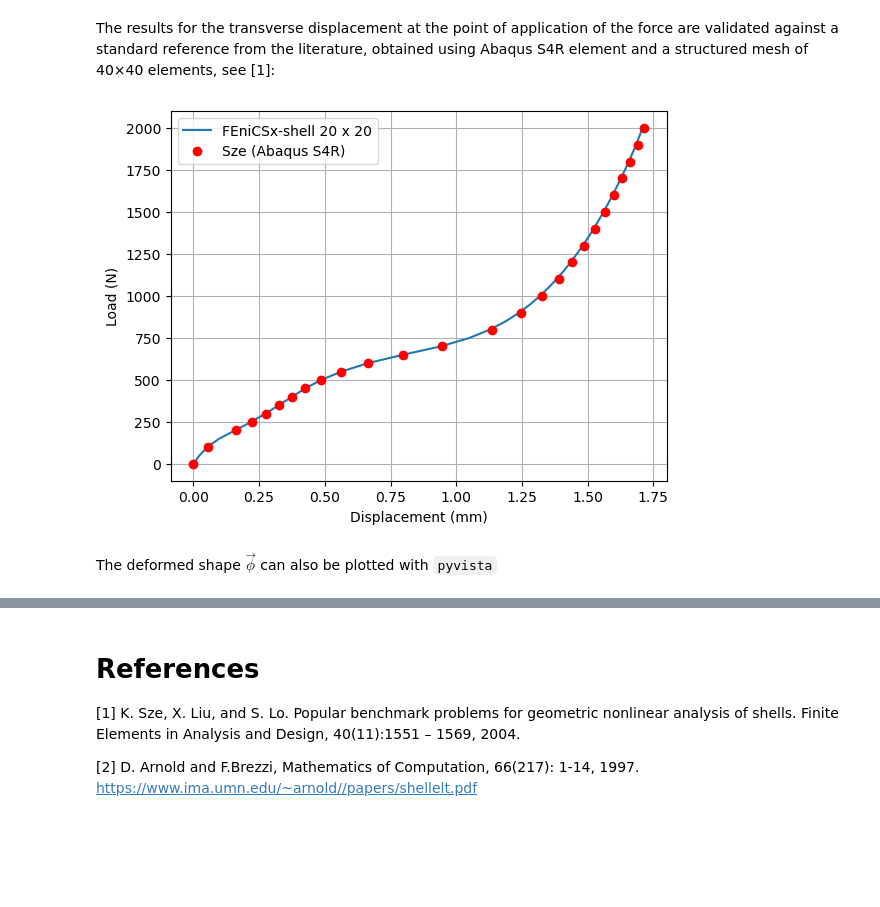
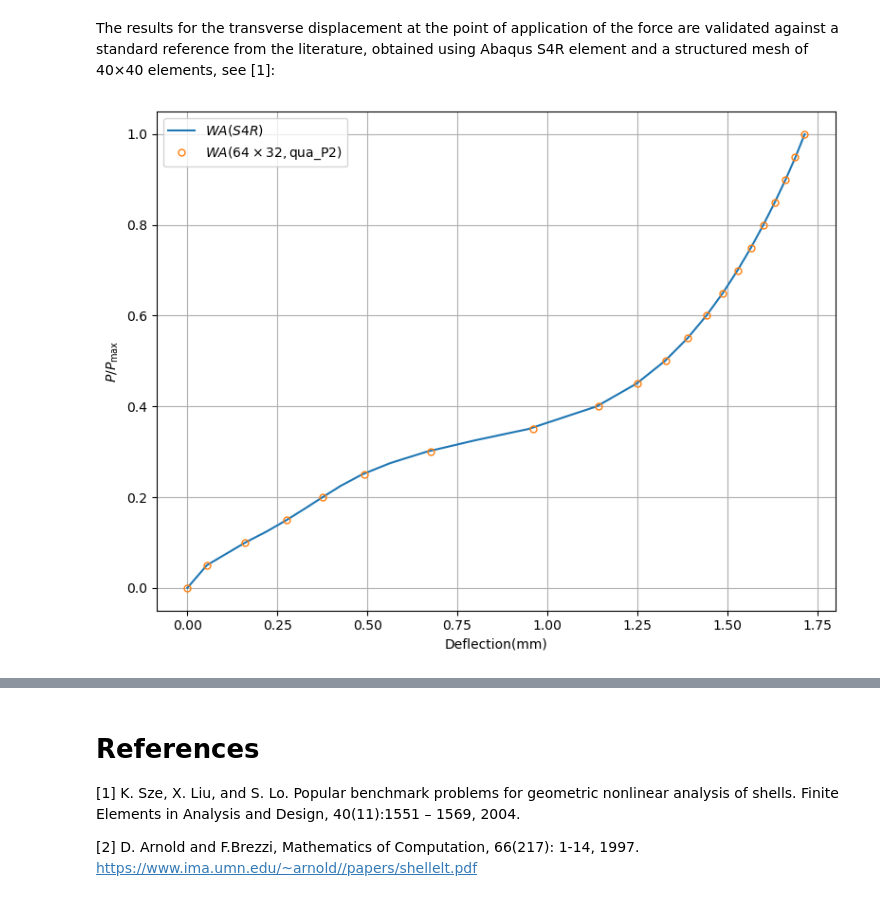
Before and after one commit to TianYangEPFL/fenicsx-shells, a Jupyter notebook: demo/demo_nonlinear_naghdi_clamped_semicylinder.ipynb, the cells around one changed output, grey strips where cells are left out. Drawn from its saved outputs; the diff is of its cells as text; code cells hidden in the pictures; blank space fills up the shorter version.

```diff
--- a/demo/demo_nonlinear_naghdi_clamped_semicylinder.ipynb
+++ b/demo/demo_nonlinear_naghdi_clamped_semicylinder.ipynb
@@ -507,6 +603,6 @@ if mesh.comm.rank == 0:
 else:
     points = np.zeros((0, 3), dtype=mesh.geometry.x.dtype)
 
-cells, basis_values = compute_cell_contributions(naghdi_shell_FS, points)
+ps_cells, basis_values = compute_cell_contributions(naghdi_shell_FS, points)
 # cells: the cells that contain the points
 # basis_values: the basis function values at the points
@@ -540,7 +638,7 @@ class NonlinearProblemPointSource(NonlinearProblem):
             for cell, basis_value in zip(self.cells, self.basis_values):
                 dofs = self.function_space.sub(0).sub(2).dofmap.cell_dofs(cell)
                 with b.localForm() as b_local:
-                    b_local.setValuesLocal(dofs, basis_value * self.PS, addv=PETSc.InsertMode.ADD_VALUES)
+                    b_local.setValuesLocal(dofs, -basis_value * self.PS, addv=PETSc.InsertMode.ADD_VALUES)
 
         # Apply boundary condition
         apply_lifting(b, [self._a], bcs=[self.bcs], x0=[x], scale=-1.0)
@@ -549,14 +647,14 @@ class NonlinearProblemPointSource(NonlinearProblem):
 # %% [markdown]
 We use a standard Newton solver and modify the linear solver in each Newton iteration
 # %%
-problem = NonlinearProblemPointSource(Residual, q_func, bcs, Jacobian, cells, basis_values)
+problem = NonlinearProblemPointSource(Residual, q_func, bcs, Jacobian, ps_cells, basis_values)
 
 solver = NewtonSolver(mesh.comm, problem)
 
 # Set Newton solver options
 solver.rtol = 1e-6
 solver.atol = 1e-6
-solver.max_it = 30
+solver.max_it = 100
 solver.convergence_criterion = "incremental"
 solver.report = True
 
@@ -564,10 +662,14 @@ solver.report = True
 ksp = solver.krylov_solver
 opts = PETSc.Options()
 option_prefix = ksp.getOptionsPrefix()
-opts[f"{option_prefix}ksp_type"] = "cg"
-#opts[f"{option_prefix}pc_type"] = "gamg"
+opts[f"{option_prefix}ksp_type"] = "preonly"
+opts[f"{option_prefix}pc_type"] = "lu"
 opts[f"{option_prefix}pc_factor_mat_solver_type"] = "mumps"
 ksp.setFromOptions()
+# %%
+file_u = dolfinx.io.VTKFile(mesh.comm, results_folder/"u.pvd", "w")
+file_theta = dolfinx.io.VTKFile(mesh.comm, results_folder/"theta.pvd", "w")
+file_phi = dolfinx.io.VTKFile(mesh.comm, results_folder/"phi.pvd", "w")
 # %% [markdown]
 Finally, we can solve the quasi-static problem, incrementally increasing the loading from 0 to $2000N$
 # %%
@@ -655,24 +771,25 @@ The results for the transverse displacement at the point of application of the f
 # %%
 import matplotlib.pyplot as plt
 
 if mesh.comm.rank == 0:
-    plt.figure()
-    reference_Sze = np.array([
-        1.e-2*np.array([0., 5.421, 16.1, 22.195, 27.657, 32.7, 37.582, 42.633,
+    P_S4R = 1.e-2*np.array([0., 5.421, 16.1, 22.195, 27.657, 32.7, 37.582, 42.633,
         48.537, 56.355, 66.410, 79.810, 94.669, 113.704, 124.751, 132.653,
         138.920, 144.185, 148.770, 152.863, 156.584, 160.015, 163.211,
-        166.200, 168.973, 171.505]),
-        2000.*np.array([0., .05, .1, .125, .15, .175, .2, .225, .25, .275, .3,
+        166.200, 168.973, 171.505])
+
+    WA_S4R = np.array([0., .05, .1, .125, .15, .175, .2, .225, .25, .275, .3,
         .325, .35, .4, .45, .5, .55, .6, .65, .7, .75, .8, .85, .9, .95, 1.])
-        ])
-    plt.plot(-u3_list, PS_list, label='FEniCSx-shell 20 x 20')
-    plt.plot(*reference_Sze, "or", label='Sze (Abaqus S4R)')
-    plt.xlabel("Displacement (mm)")
-    plt.ylabel("Load (N)")
+    np.savetxt(results_folder/"PS_Pmax.txt", PS_list/PS_max)
+    np.savetxt(results_folder/"WA.txt", u3_list)
+    plt.figure(figsize=(8.0, 6.0))
+    plt.plot(P_S4R, WA_S4R, "-", label="$WA(S4R)$")
+    plt.plot(-u3_list, PS_list / PS_max, "o", markersize=5, markerfacecolor='none',
+             markevery = 2, label=f"$WA({nex}\\times{ney},${ele_type})")
+    plt.xlabel("Deflection(mm)")
+    plt.ylabel(r"$P/P_{\mathrm{max}}$")
     plt.legend()
     plt.grid()
+    plt.tight_layout()
     plt.savefig(results_folder/"comparisons.png")
 # %% [output]
-[figure, old version]
+[figure, new version]
-# %% [markdown]
-The deformed shape $\vec{\phi}$ can also be plotted with `pyvista`
```
Also changed, not shown: parts of 34 cells of this notebook, 7 other files.
